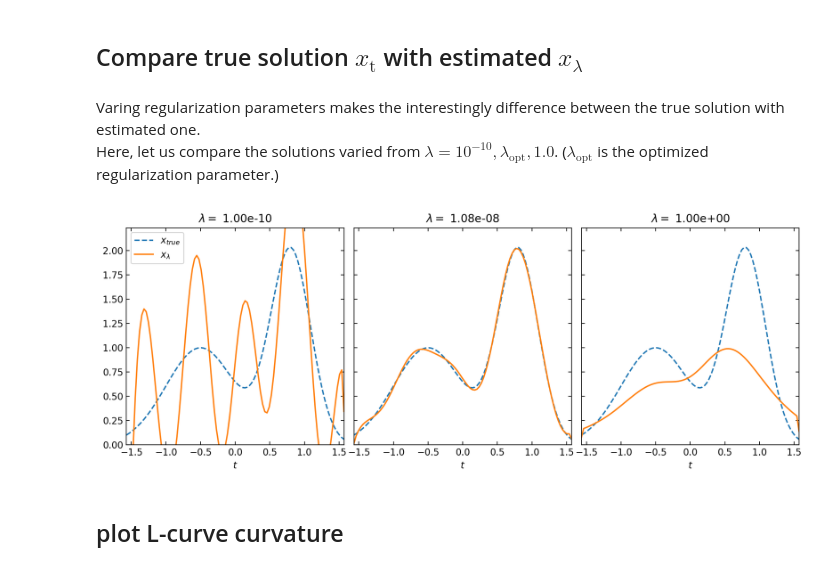
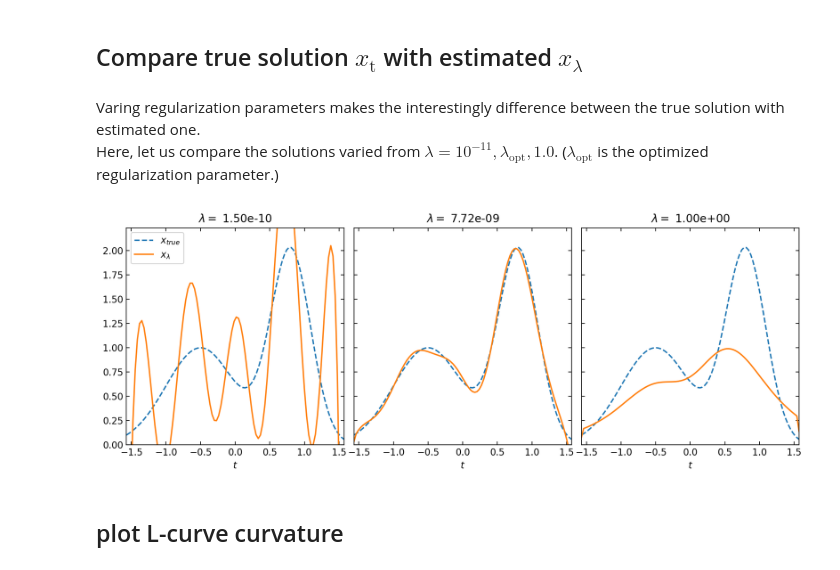
Before and after one commit to munechika-koyo/cherab_phix, a Jupyter notebook: docs/notebooks/inversion/L_curve.ipynb, the cells around one changed output. Cells and saved outputs as stored; diff of their text form; code cells hidden in the pictures.

```diff
--- a/docs/notebooks/inversion/L_curve.ipynb
+++ b/docs/notebooks/inversion/L_curve.ipynb
@@ -178,30 +179,30 @@ Compare true solution $x_\text{t}$ with estimated $x_\lambda$
 ---
 # %% [markdown]
 Varing regularization parameters makes the interestingly difference between the true solution with estimated one.\
-Here, let us compare the solutions varied from $\lambda=10^{-10}, \lambda_\text{opt}, 1.0$. ($\lambda_\text{opt}$ is the optimized regularization parameter.)
+Here, let us compare the solutions varied from $\lambda=10^{-11}, \lambda_\text{opt}, 1.0$. ($\lambda_\text{opt}$ is the optimized regularization parameter.)
 # %%
-lambdas = [1.0e-10, lcurv.lambda_opt, 1.0]
+lambdas = [1.5e-10, lcurv.lambda_opt, 1.0]
 
 fig, axes = plt.subplots(1, 3, figsize=(10, 3))
 fig.tight_layout(pad=-2.0)
 labels = [f"$\lambda =$ {i:.2e}" for i in lambdas]
 i = 0
 for ax, beta, label in zip(axes, lambdas, labels):
     ax.plot(t, x_t, "--" ,label="$x_{true}$")
     ax.plot(t, lcurv.inverted_solution(beta=beta), label="$x_\lambda$")
 
     ax.set_xlim([t.min(), t.max()])
     ax.set_ylim([0, x_t.max() * 1.1])
     ax.set_xlabel("$t$")
     ax.set_title(label)
     ax.tick_params(direction='in', labelsize=10, which='both', top=True, right=True)
     if i < 1:
         ax.legend()
     else:
         ax.set_yticklabels([])
     i += 1
 # %% [output]
-[figure, old version]
+[figure, new version]
 # %% [markdown]
 plot L-curve curvature
 ---
```
Also changed, not shown: parts of 14 cells of this notebook, 3 other files.
